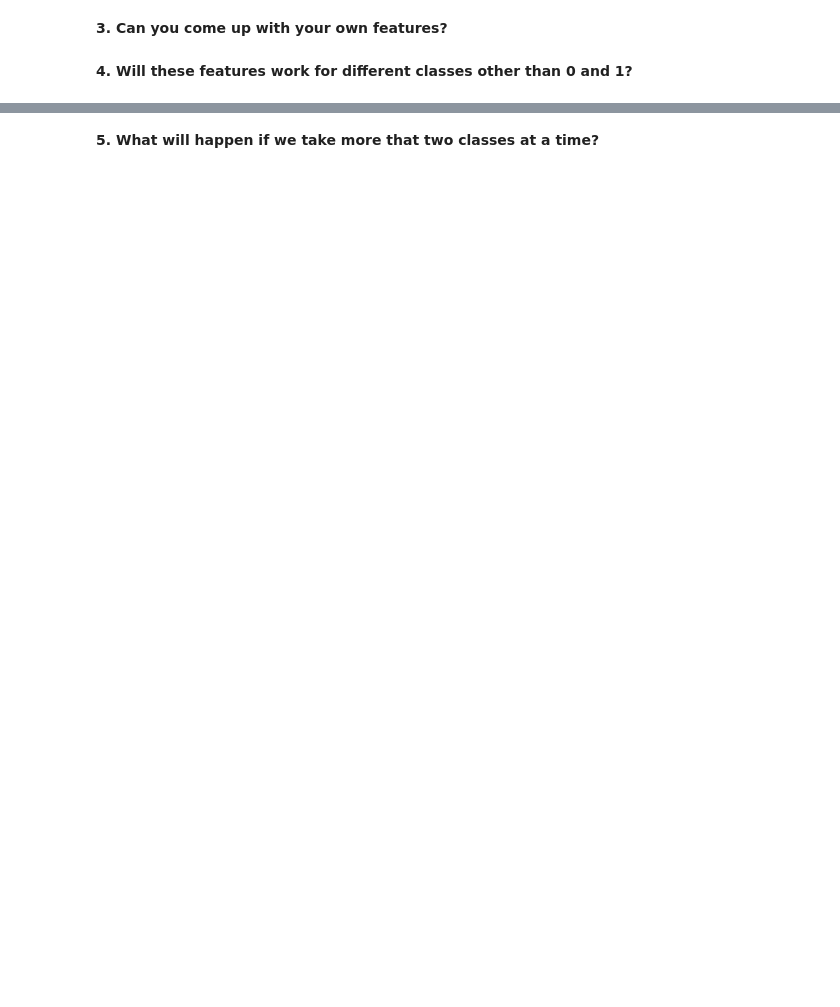
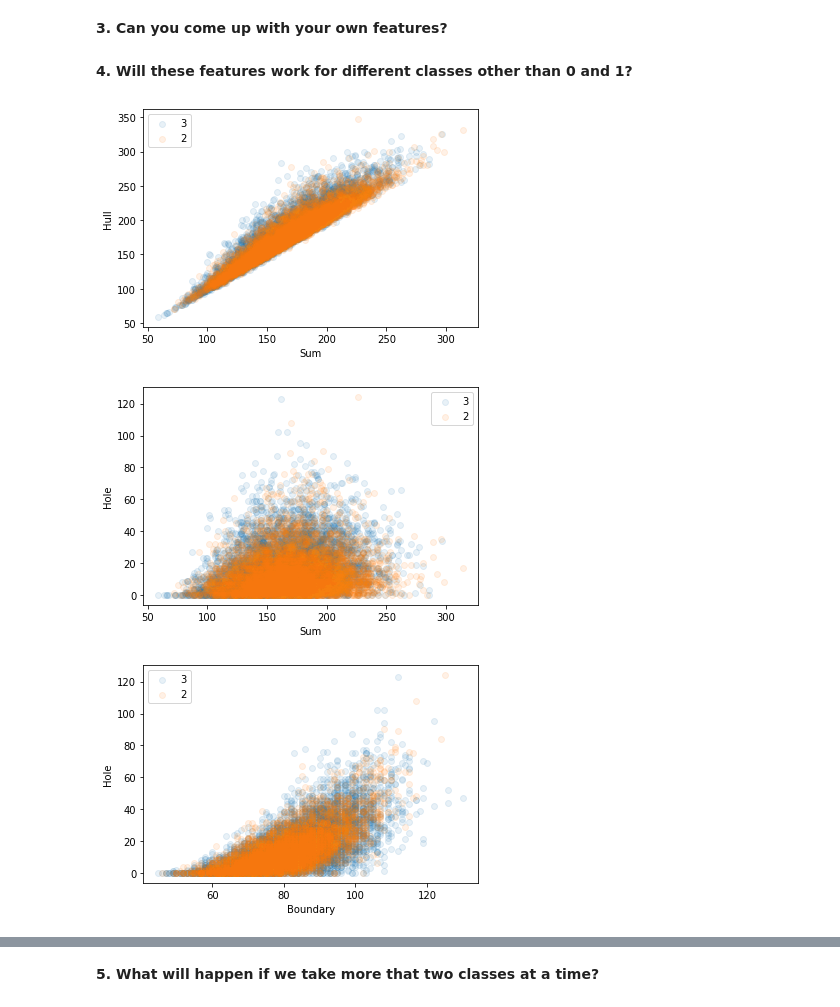
Before and after one commit to himavanth07/MachineLearning, a Jupyter notebook: Lab1_Features.ipynb, the cells around one changed output, grey strips where cells are left out. Drawn from its saved outputs; the diff is of its cells as text; code cells hidden in the pictures; blank space fills up the shorter version.

```diff
--- a/Lab1_Features.ipynb
+++ b/Lab1_Features.ipynb
@@ -592,3 +592,51 @@ KeyError: ignored
 **3. Can you come up with your own features?**
 # %% [markdown]
 **4. Will these features work for different classes other than 0 and 1?**
+# %%
+from keras.datasets import mnist
+
+#loading the dataset
+(train_X, train_y), (test_X, test_y) = mnist.load_data()
+
+no3 = train_X[train_y==3,:,:]
+no2 = train_X[train_y==2,:,:]
+
+sum3 = np.sum(no3>0, (1,2))
+sum2 = np.sum(no2>0, (1,2))
+
+hole3 = np.array([getHolePixels(i).sum() for i in no3])
+hole2 = np.array([getHolePixels(i).sum() for i in no2])
+
+hull3 = np.array([getHullPixels(i).sum() for i in no3])
+hull2 = np.array([getHullPixels(i).sum() for i in no2])
+
+bound3 = np.array([getBoundaryPixels(i).sum() for i in no3])
+bound2= np.array([getBoundaryPixels(i).sum() for i in no2])
+# %%
+# Sum and hull
+plt.scatter(sum3, hull3, alpha=0.1)
+plt.scatter(sum2, hull2, alpha=0.1)
+plt.xlabel('Sum')
+plt.ylabel('Hull')
+plt.legend(['3','2'])
+plt.show()
+
+# Sum and hole
+plt.scatter(sum3, hole3, alpha=0.1)
+plt.scatter(sum2, hole2, alpha=0.1)
+plt.xlabel('Sum');
+plt.ylabel('Hole');
+plt.legend(['3','2'])
+plt.show()
+
+# Hole and boundary
+plt.scatter(bound3, hole3, alpha=0.1)
+plt.scatter(bound2, hole2, alpha=0.1)
+plt.xlabel('Boundary');
+plt.ylabel('Hole');
+plt.legend(['3','2'])
+plt.show()
+# %% [output]
+[figure, added]
+[figure, added]
+[figure, added]
```
Also changed, not shown: parts of 11 cells of this notebook.
